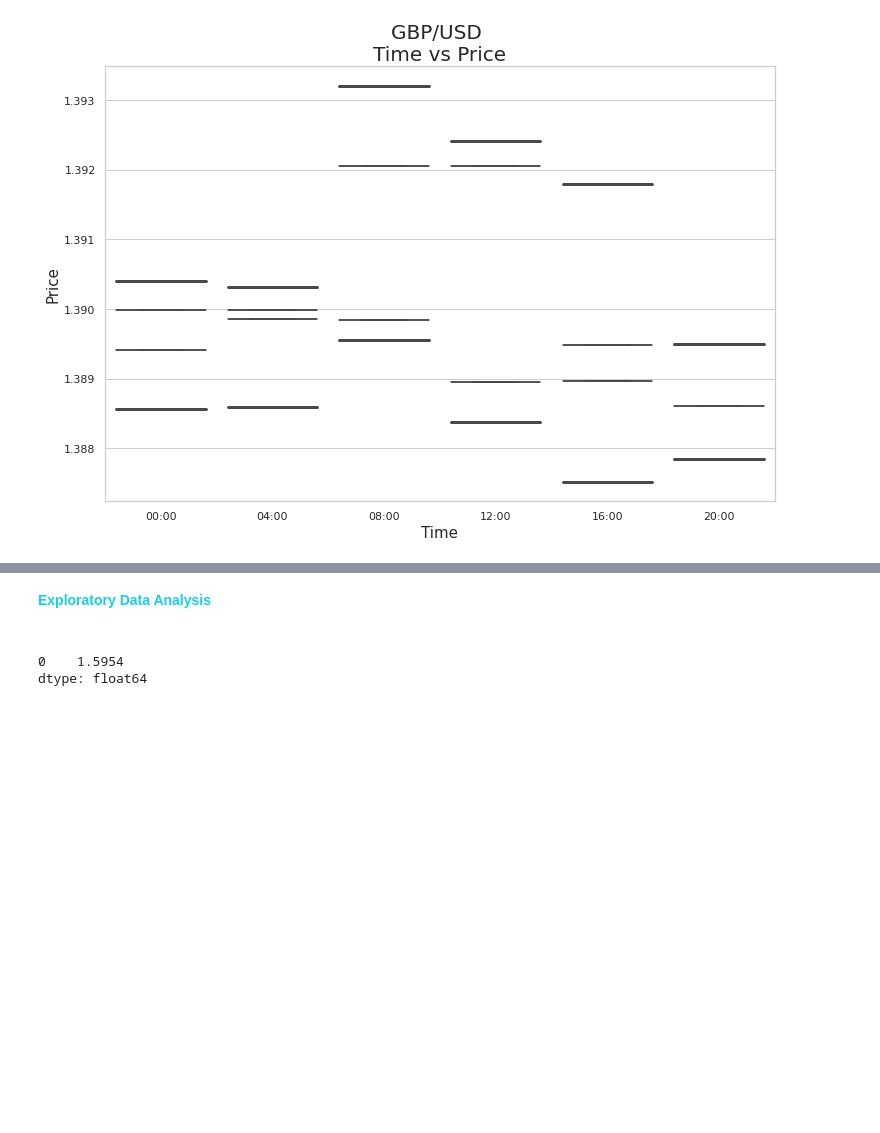
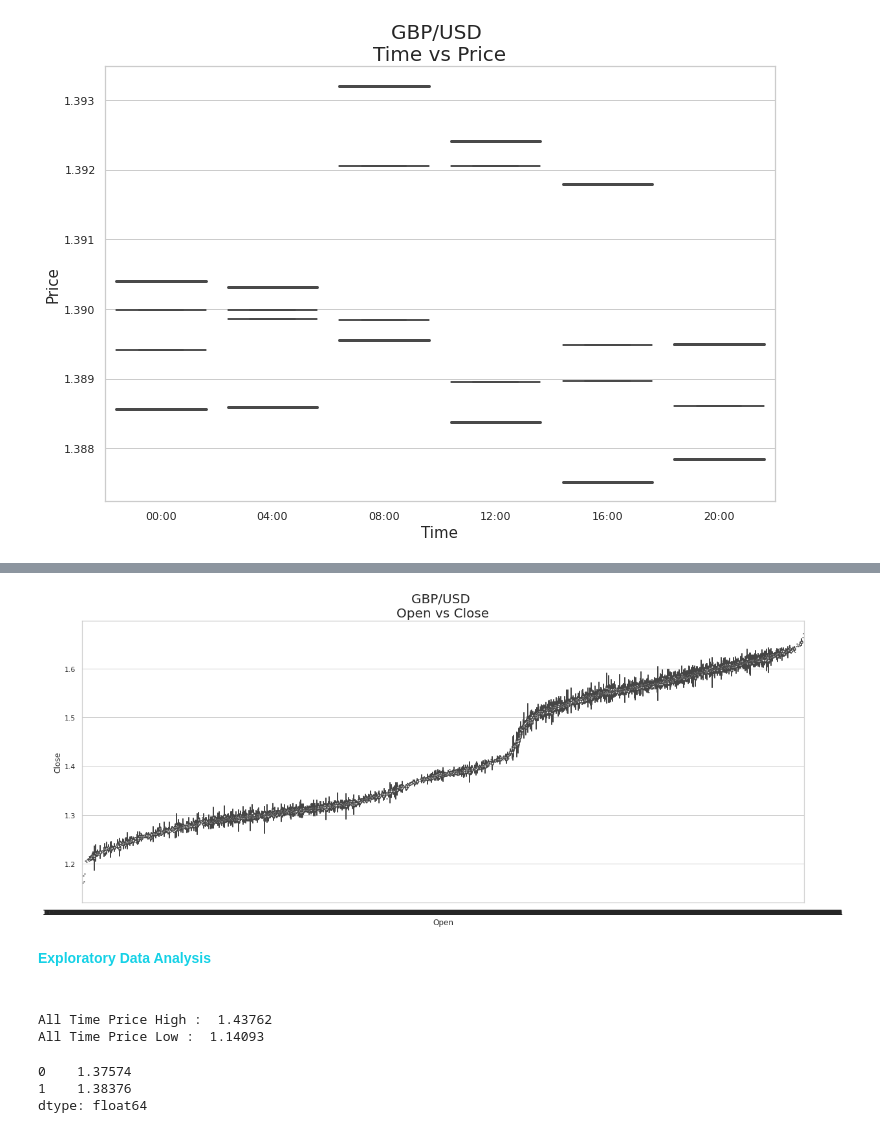
Before and after one commit to dharun-narayanan/Forex_Predictive_Model, a Jupyter notebook: ForexPredictiveModel.ipynb, the cells around one changed output, grey strips where cells are left out. Cells and saved outputs as stored; diff of their text form; code cells hidden in the pictures; blank space fills up the shorter version.

```diff
--- a/ForexPredictiveModel.ipynb
+++ b/ForexPredictiveModel.ipynb
@@ -295,8 +358,25 @@ plt.show()
+# %%
+sns.set_theme(style="whitegrid")
+plt.figure(figsize=(20,8))
+sns.violinplot(x="Open",y="Close",data=df_4h)
+plt.title('GBP/USD \nOpen vs Close',fontsize=20.0)
+plt.show()
+# %% [output]
+[figure, added]
 # %% [markdown]
 <font color='#15d1e6' size=8.0>**Exploratory Data Analysis**</font> <br/>
 <font color='white' size=6.0>**Statistics**</font>
+# %%
+at_high = round(df_1d['High'].max(),5)
+at_low = round(df_1d['Low'].min(),5)
+print('All Time Price High : ',at_high)
+print('All Time Price Low : ',at_low)
+# %% [output]
+All Time Price High :  1.43762
+All Time Price Low :  1.14093
 # %%
-df_4h['High'].mode()
+df_30['High'].mode()
 # %% [output]
-0    1.5954
+0    1.37574
+1    1.38376
 dtype: float64
```
Also changed, not shown: parts of 15 cells of this notebook.
